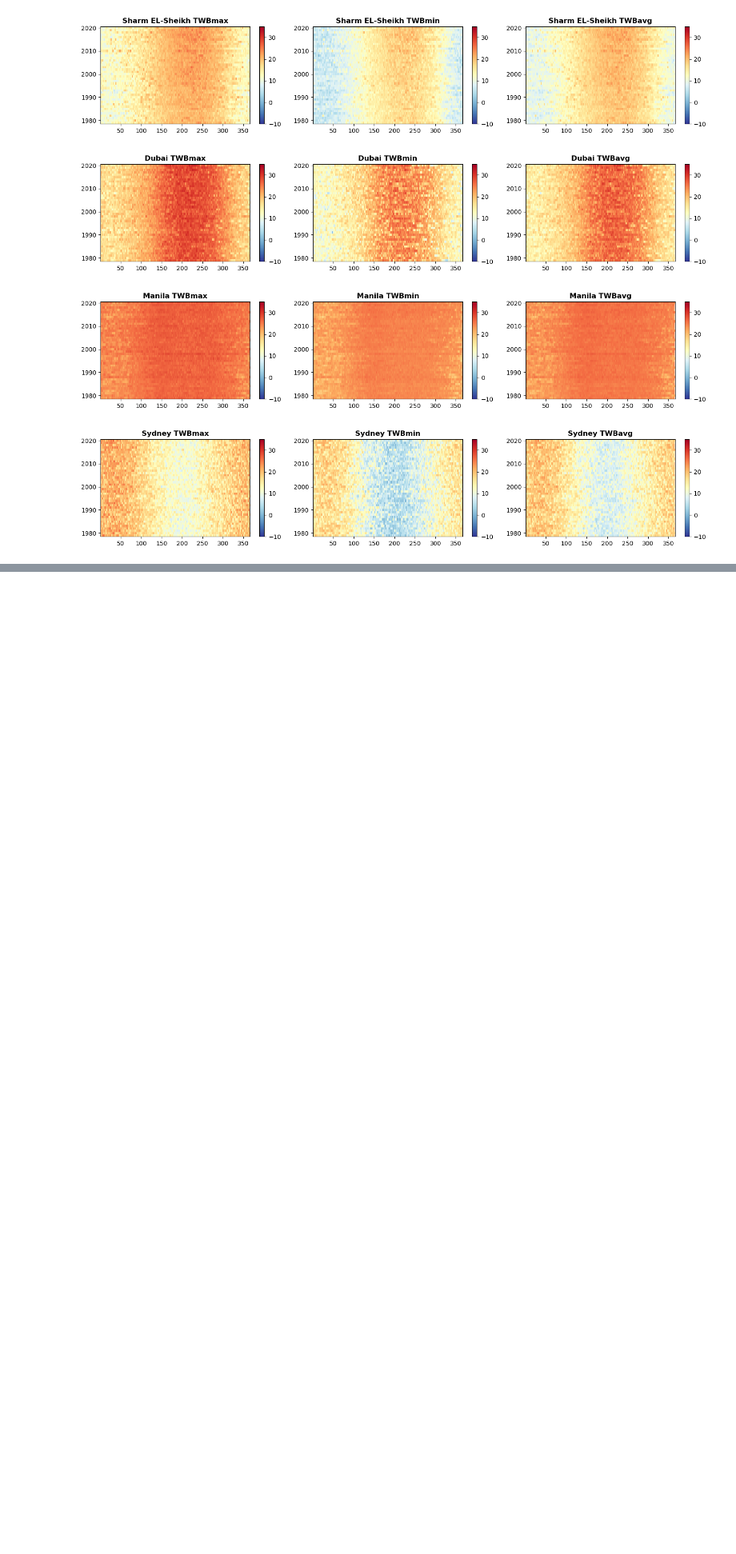
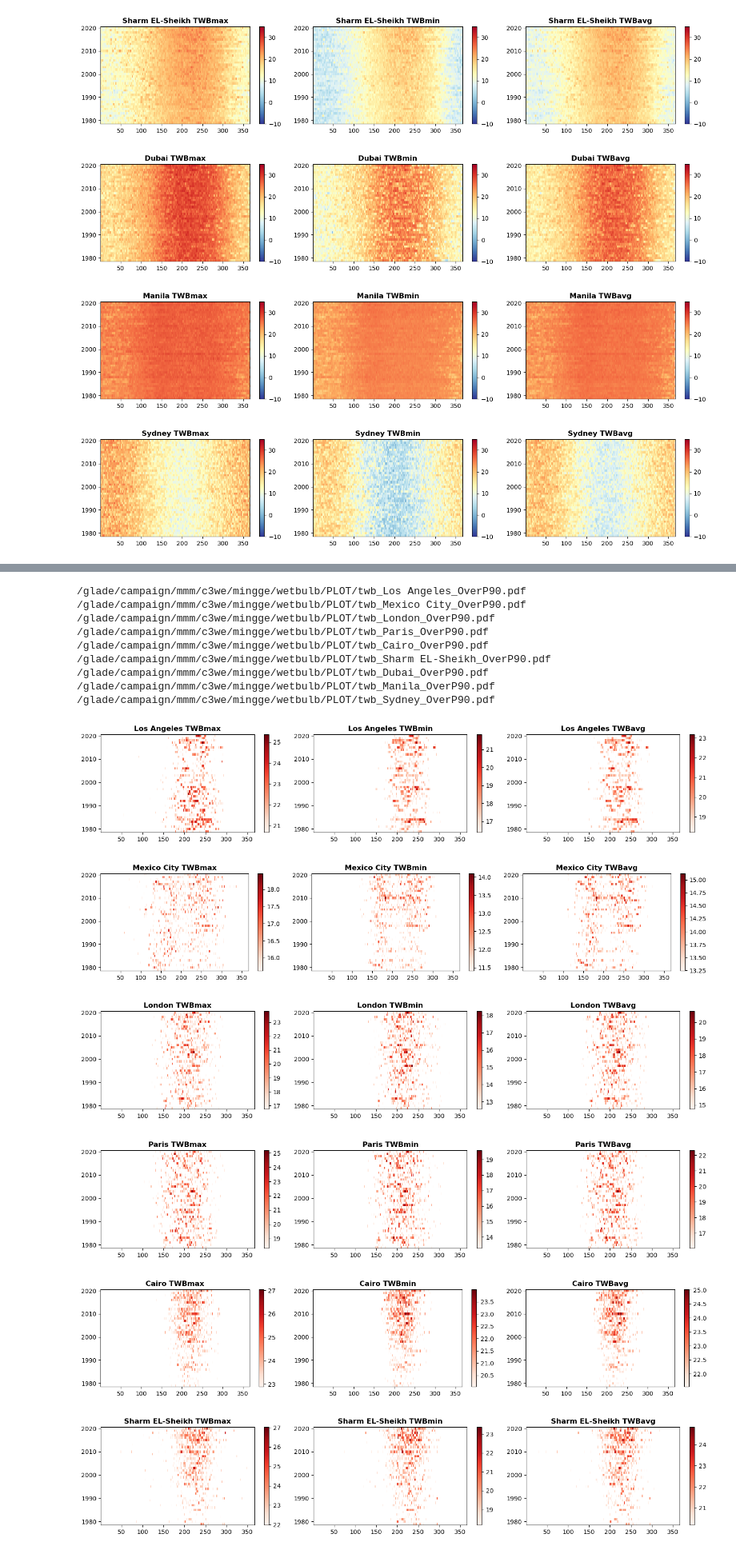
Before and after one commit to ming80302/HEAT, a Jupyter notebook: pcolormesh.ipynb, the cells around one changed output, grey strips where cells are left out. Shown at 80% size. Cells and saved outputs as stored; diff of their text form; code cells hidden in the pictures; blank space fills up the shorter version.

```diff
--- a/pcolormesh.ipynb
+++ b/pcolormesh.ipynb
@@ -5,6 +6,20 @@
 import pandas as pd
 import numpy as np
 import matplotlib.pyplot as plt
+# %%
+def mask_perc(df, column, perc):
+    '''
+    mask values less that perc
+    df: dataFrame
+    column: the column to mask
+    perc:  percentile value
+    '''
+    itt = df.index[df[column] < perc]
+    # Make a copy of this object’s indices and data.
+    # deep=True (default)
+    ts_series = df[column].copy()
+    ts_series[itt] = np.nan
+    return ts_series
 # %% [markdown]
 #### read csv data
  - Create DatetimeIndex by DataFrame.set_index in order to use 'resample'
@@ -35 +52,6 @@ print((year_s),'-', (year_e))
+# %%
+# np.percentile(df_dmax.London.values, 90)
+p90_tmax = df_dmax.quantile(.9, axis = 0)
+p90_tmin = df_dmin.quantile(.9, axis = 0)
+p90_tavg = df_davg.quantile(.9, axis = 0)
 # %%
@@ -132,0 +159,61 @@ for city in df_dmax.columns:
+# %%
+n_366 = 366
+arr_2d = np.empty((n_year, n_366))
+arr_2d[:] = np.nan
+
+# the outputs of meshgrid are of shape (N, M) for ‘xy’ indexing and (M, N) for ‘ij’ indexing.
+# default 'xy' indexing
+day_2d, year_2d = np.meshgrid(range(1, n_366+1), range(year_s, year_e+1))
+
+title_s = [' TWBmax', ' TWBmin',' TWBavg']
+
+for city in df_dmax.columns:
+    fig, ax = plt.subplots(1,3,figsize=(15, 3))
+
+    for nn in range(3):
+        if nn == 0:
+            data = {'year':pd.DatetimeIndex(df_dmax.index).year,
+            city: mask_perc(df_dmax, city, p90_tmax[city])}
+        elif nn == 1:
+            data = {'year':pd.DatetimeIndex(df_dmin.index).year,
+            city: mask_perc(df_dmin, city, p90_tmin[city])}
+        else:
+            data = {'year':pd.DatetimeIndex(df_davg.index).year,
+            city: mask_perc(df_davg, city, p90_tavg[city])}
+
+        df_new = pd.DataFrame(data)
+
+        for year in range(year_s, year_e+1):
+            iTT = np.isin(df_new.year, year)
+            # by adding [0] in id_iTT, convert tuple -> numpy.ndarray
+            id_iTT = np.where(iTT == True)[0]
+
+            arr_2d[year-year_s, :len(id_iTT)] = df_new[city][id_iTT]
+
+
+        # the pcolormesh() method to create a pseudocolor plot with a non-regular rectangular grid.
+        im=ax[nn].pcolormesh(day_2d, year_2d, arr_2d, cmap= 'Reds')
+        fig.colorbar(im, ax=ax[nn])
+        ax[nn].set_title(city + title_s[nn], fontweight ="bold")
+
+    plt.tight_layout()
+
+    flnm_p = dir_o + 'twb_' + city + '_OverP90.pdf'
+    print(flnm_p)
+    plt.savefig(flnm_p, format='pdf', dpi=300);
+# %% [output]
+/glade/campaign/mmm/c3we/mingge/wetbulb/PLOT/twb_Los Angeles_OverP90.pdf
+/glade/campaign/mmm/c3we/mingge/wetbulb/PLOT/twb_Mexico City_OverP90.pdf
+/glade/campaign/mmm/c3we/mingge/wetbulb/PLOT/twb_London_OverP90.pdf
+/glade/campaign/mmm/c3we/mingge/wetbulb/PLOT/twb_Paris_OverP90.pdf
+/glade/campaign/mmm/c3we/mingge/wetbulb/PLOT/twb_Cairo_OverP90.pdf
+/glade/campaign/mmm/c3we/mingge/wetbulb/PLOT/twb_Sharm EL-Sheikh_OverP90.pdf
+/glade/campaign/mmm/c3we/mingge/wetbulb/PLOT/twb_Dubai_OverP90.pdf
+/glade/campaign/mmm/c3we/mingge/wetbulb/PLOT/twb_Manila_OverP90.pdf
+/glade/campaign/mmm/c3we/mingge/wetbulb/PLOT/twb_Sydney_OverP90.pdf
+[figure, added]
+[figure, added]
+[figure, added]
+[figure, added]
+[figure, added]
+[figure, added]
```
Also changed, not shown: parts of 5 cells of this notebook.
